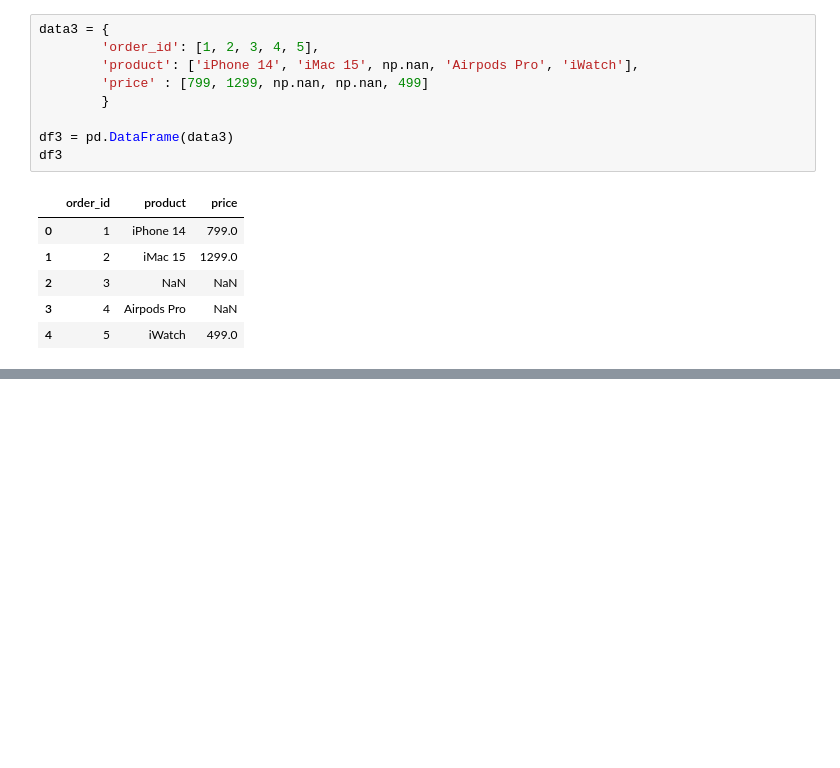
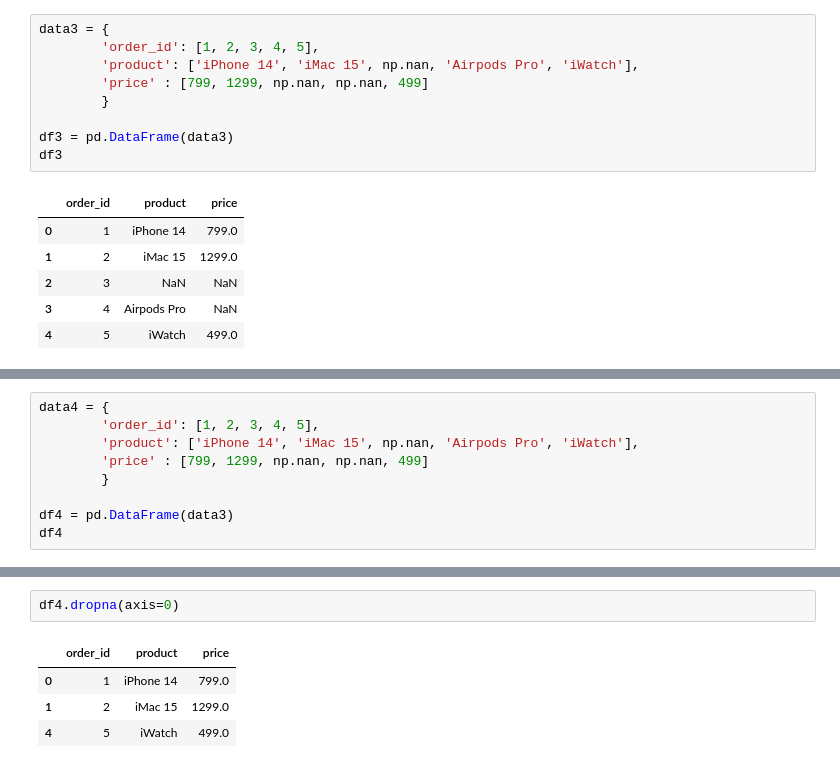
Before and after one commit to prw09/Pandas-Learnings, a Jupyter notebook: data_cleaning.ipynb, the cells around one changed output, grey strips where cells are left out. Saved outputs shown, nothing was run; the diff lists cells and outputs as text; blank space fills up the shorter version.

```diff
--- a/data_cleaning.ipynb
+++ b/data_cleaning.ipynb
@@ -114,0 +177,9 @@ df3
+# %%
+data4 = {
+        'order_id': [1, 2, 3, 4, 5],
+        'product': ['iPhone 14', 'iMac 15', np.nan, 'Airpods Pro', 'iWatch'],
+        'price' : [799, 1299, np.nan, np.nan, 499]
+        }
+
+df4 = pd.DataFrame(data3)
+df4
@@ -114,0 +193,7 @@ df3
+# %%
+df4.dropna(axis=0)
+# %% [output]
+|  | order_id | product | price |
+| 0 | 1 | iPhone 14 | 799.0 |
+| 1 | 2 | iMac 15 | 1299.0 |
+| 4 | 5 | iWatch | 499.0 |
```
Also changed, not shown: parts of 12 cells of this notebook.
